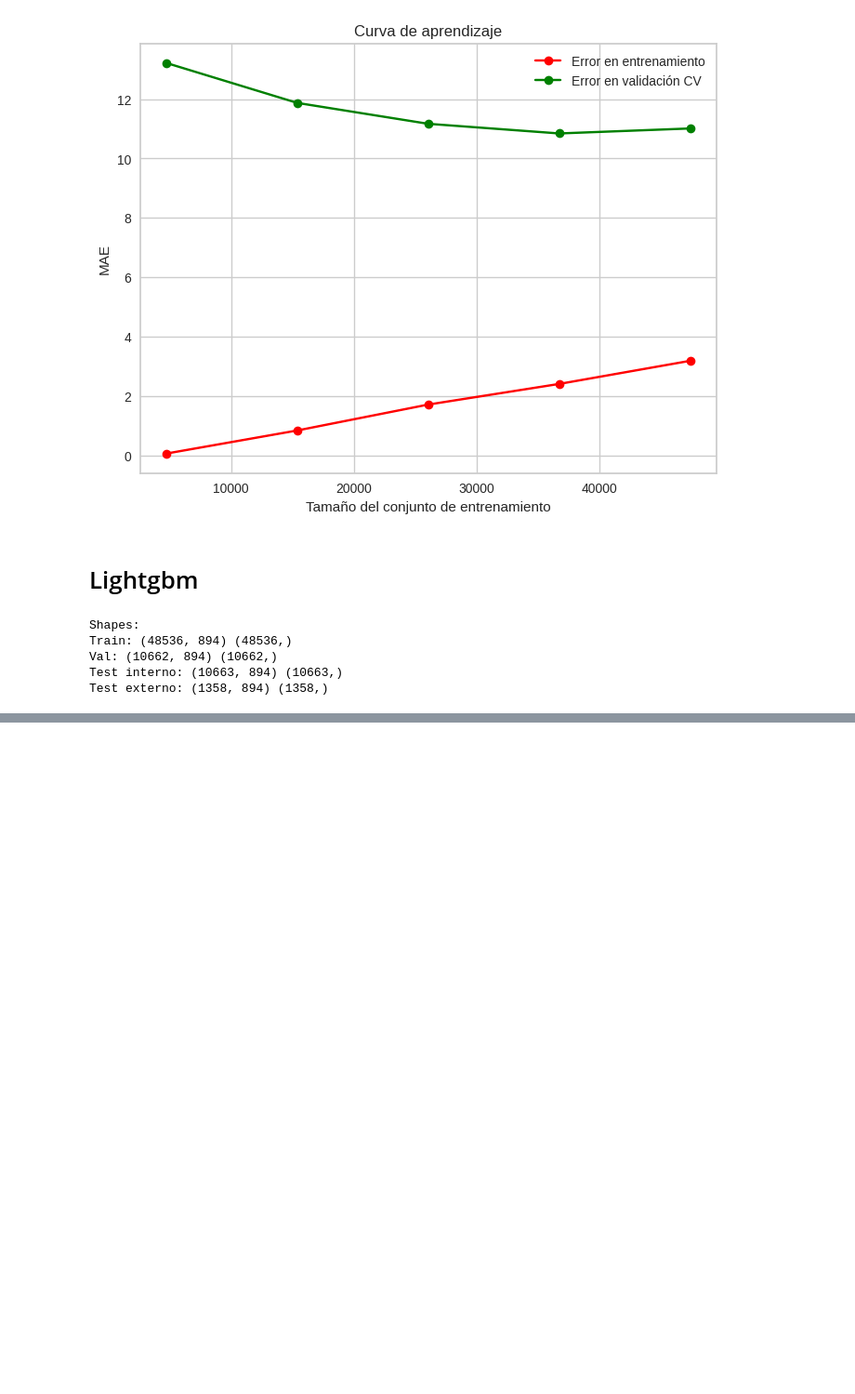
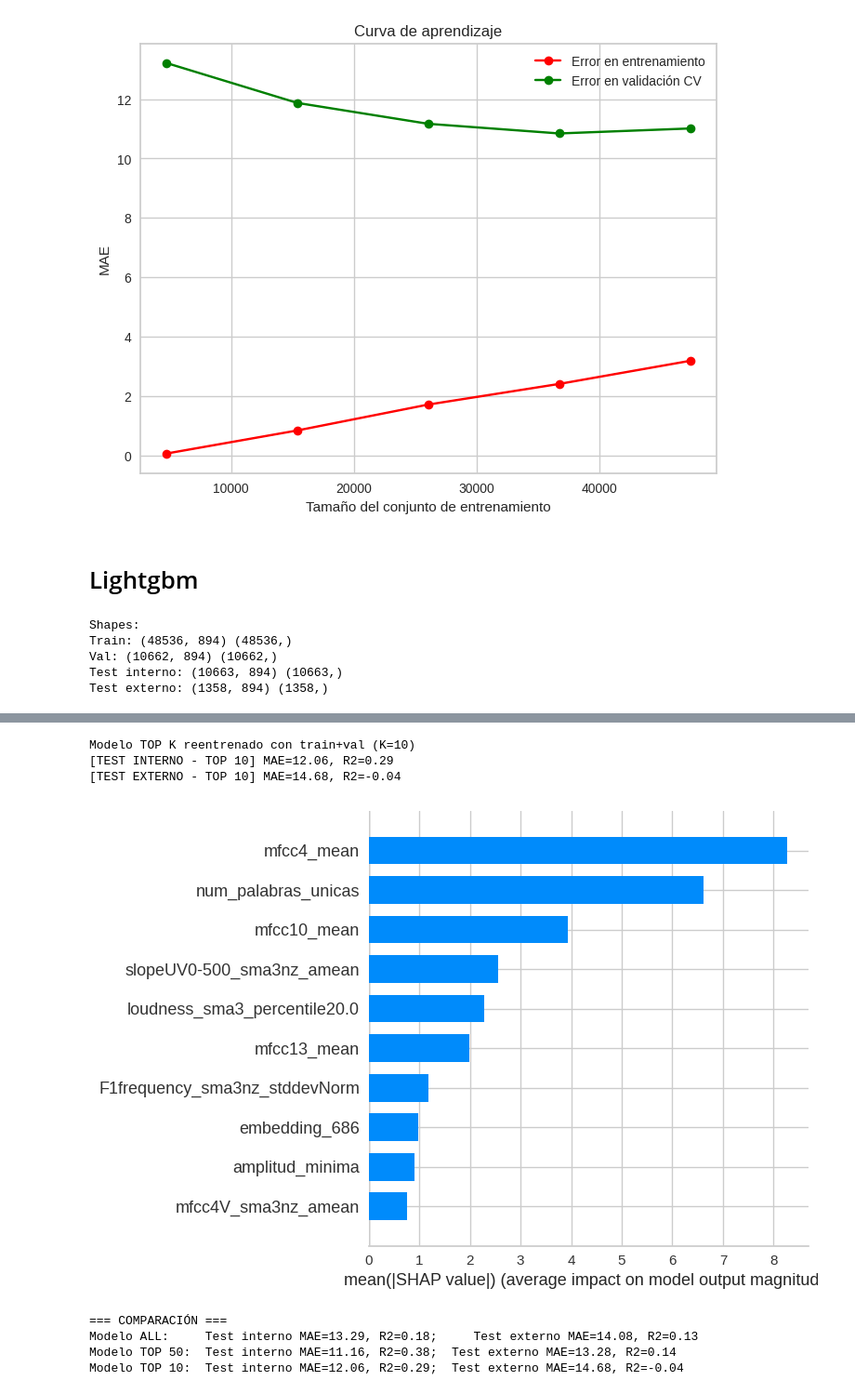
Before and after one commit to monirome/afasia_catalan, a Jupyter notebook: 5_clasificador_all.ipynb, the cells around one changed output, grey strips where cells are left out. Shown at 93% size. Saved outputs shown, nothing was run; the diff lists cells and outputs as text; code cells hidden in the pictures; blank space fills up the shorter version.

```diff
--- a/5_clasificador_all.ipynb
+++ b/5_clasificador_all.ipynb
@@ -960,0 +1030,56 @@ plt.show()
+# %%
+pipeline_top10.set_params(
+    lgbm__n_estimators=best_params_top10["n_estimators"],
+    lgbm__max_depth=best_params_top10["max_depth"],
+    lgbm__learning_rate=best_params_top10["learning_rate"],
+    lgbm__num_leaves=best_params_top10["num_leaves"],
+    lgbm__reg_alpha=best_params_top10["reg_alpha"],
+    lgbm__reg_lambda=best_params_top10["reg_lambda"],
+    lgbm__min_child_samples=best_params_top10["min_child_samples"]
+)
+
+# Reentrenar con train+val
+RETRAIN_WITH_VAL_TOP10 = True
+if RETRAIN_WITH_VAL_TOP10:
+    X_tv_top10 = pd.concat([X_train_top10, X_val_top10], axis=0)
+    y_tv_top10 = pd.concat([y_train_top10, y_val_top10], axis=0)
+    pipeline_top10.fit(X_tv_top10, y_tv_top10)
+    print(f"Modelo TOP K reentrenado con train+val (K={K})")
+else:
+    pipeline_top10.fit(X_train_top10, y_train_top10)
+
+# Evaluar en test interno
+y_pred_test_top10 = pipeline_top10.predict(X_test_top10)
+mae_test_top10 = mean_absolute_error(y_test_top10, y_pred_test_top10)
+r2_test_top10  = r2_score(y_test_top10, y_pred_test_top10)
+print(f"[TEST INTERNO - TOP {K}] MAE={mae_test_top10:.2f}, R2={r2_test_top10:.2f}")
+
+# Evaluar en test externo
+y_pred_ext_top10 = pipeline_top10.predict(X_ext_top10)
+mae_ext_top10 = mean_absolute_error(y_ext_top10, y_pred_ext_top10)
+r2_ext_top10  = r2_score(y_ext_top10, y_pred_ext_top10)
+print(f"[TEST EXTERNO - TOP {K}] MAE={mae_ext_top10:.2f}, R2={r2_ext_top10:.2f}")
+# %% [output]
+Modelo TOP K reentrenado con train+val (K=10)
+[TEST INTERNO - TOP 10] MAE=12.06, R2=0.29
+[TEST EXTERNO - TOP 10] MAE=14.68, R2=-0.04
+# %%
+lgbm_top10 = pipeline_top10.named_steps["lgbm"]
+explainer_top10 = shap.TreeExplainer(lgbm_top10)
+
+X_sample_top10 = X_tv_top10.iloc[:500] if RETRAIN_WITH_VAL_TOP10 else X_train_top10.iloc[:500]
+shap_values_top10 = explainer_top10.shap_values(X_sample_top10)
+
+shap.summary_plot(shap_values_top10, X_sample_top10, plot_type="bar", show=True)
+# %% [output]
+[figure, added]
+# %%
+print("\n=== COMPARACIÓN ===")
+print(f"Modelo ALL:     Test interno MAE={mae_test_all:.2f}, R2={r2_test_all:.2f};     Test externo MAE={mae_ext_all:.2f}, R2={r2_ext_all:.2f}")
+print(f"Modelo TOP 50:  Test interno MAE={mae_test_top:.2f}, R2={r2_test_top:.2f};  Test externo MAE={mae_ext_top:.2f}, R2={r2_ext_top:.2f}")
+print(f"Modelo TOP 10:  Test interno MAE={mae_test_top10:.2f}, R2={r2_test_top10:.2f};  Test externo MAE={mae_ext_top10:.2f}, R2={r2_ext_top10:.2f}")
+# %% [output]
+=== COMPARACIÓN ===
+Modelo ALL:     Test interno MAE=13.29, R2=0.18;     Test externo MAE=14.08, R2=0.13
+Modelo TOP 50:  Test interno MAE=11.16, R2=0.38;  Test externo MAE=13.28, R2=0.14
+Modelo TOP 10:  Test interno MAE=12.06, R2=0.29;  Test externo MAE=14.68, R2=-0.04
```
Also changed, not shown: parts of 15 cells of this notebook.
